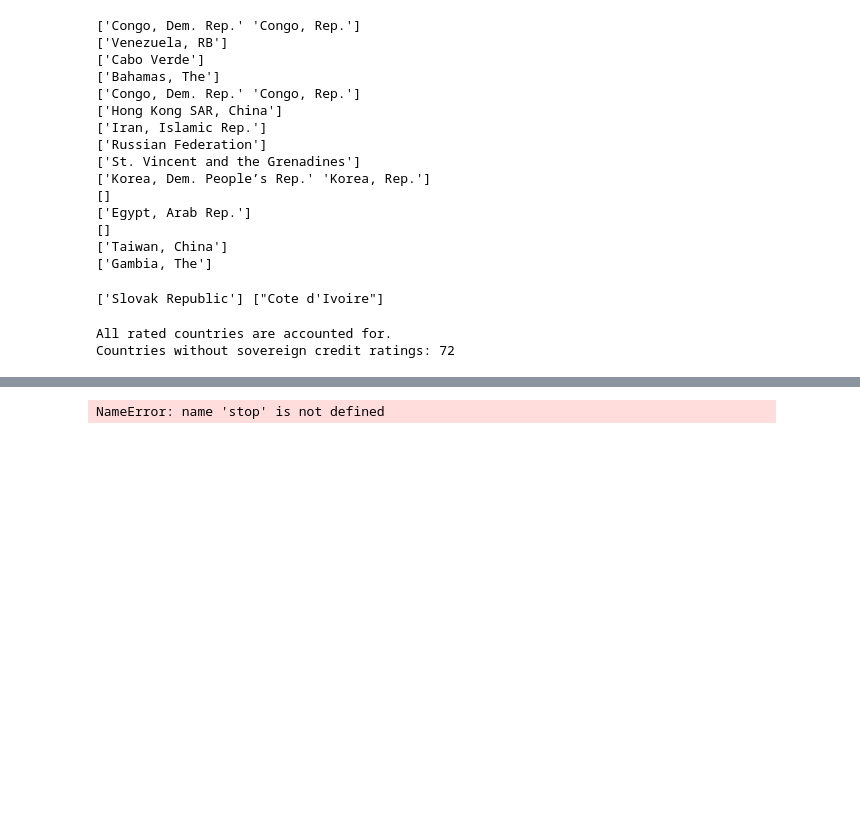
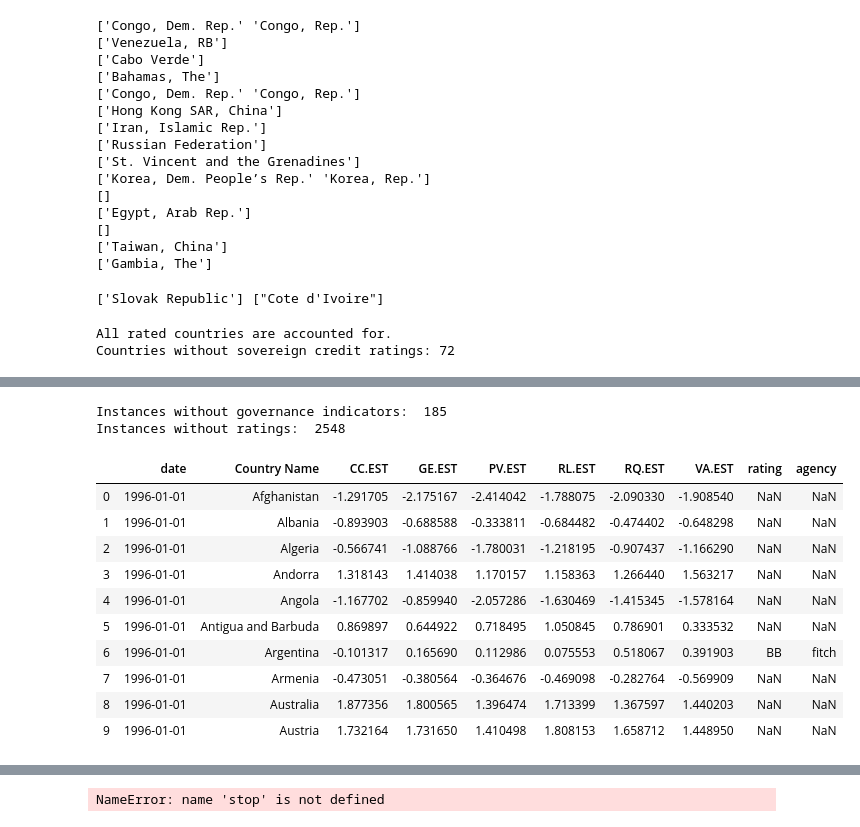
Before and after one commit to feraguilari/WorldBank_Capstone, a Jupyter notebook: notebook.ipynb, the cells around one changed output, grey strips where cells are left out. Cells and saved outputs as stored; diff of their text form; code cells hidden in the pictures; blank space fills up the shorter version.

```diff
--- a/notebook.ipynb
+++ b/notebook.ipynb
@@ -412,0 +428,21 @@ Countries without sovereign credit ratings: 72
+# %%
+#Merge both tables according the the date and country.
+full_df = pd.merge(pivot_gov, prep_r, how='left', left_on=['date','Country Name'], right_on=['date','country'],
+                   sort=True,copy=True).drop('country', axis=1)
+print('Instances without governance indicators: ',len(prep_r)-len(full_df.dropna()))
+print('Instances without ratings: ',full_df.rating.isna().sum())
+full_df.head(10)
+# %% [output]
+Instances without governance indicators:  185
+Instances without ratings:  2548
+|  | date | Country Name | CC.EST | GE.EST | PV.EST | RL.EST | RQ.EST | VA.EST | rating | agency |
+| 0 | 1996-01-01 | Afghanistan | -1.291705 | -2.175167 | -2.414042 | -1.788075 | -2.090330 | -1.908540 | NaN | NaN |
+| 1 | 1996-01-01 | Albania | -0.893903 | -0.688588 | -0.333811 | -0.684482 | -0.474402 | -0.648298 | NaN | NaN |
+| 2 | 1996-01-01 | Algeria | -0.566741 | -1.088766 | -1.780031 | -1.218195 | -0.907437 | -1.166290 | NaN | NaN |
+| 3 | 1996-01-01 | Andorra | 1.318143 | 1.414038 | 1.170157 | 1.158363 | 1.266440 | 1.563217 | NaN | NaN |
+| 4 | 1996-01-01 | Angola | -1.167702 | -0.859940 | -2.057286 | -1.630469 | -1.415345 | -1.578164 | NaN | NaN |
+| 5 | 1996-01-01 | Antigua and Barbuda | 0.869897 | 0.644922 | 0.718495 | 1.050845 | 0.786901 | 0.333532 | NaN | NaN |
+| 6 | 1996-01-01 | Argentina | -0.101317 | 0.165690 | 0.112986 | 0.075553 | 0.518067 | 0.391903 | BB | fitch |
+| 7 | 1996-01-01 | Armenia | -0.473051 | -0.380564 | -0.364676 | -0.469098 | -0.282764 | -0.569909 | NaN | NaN |
+| 8 | 1996-01-01 | Australia | 1.877356 | 1.800565 | 1.396474 | 1.713399 | 1.367597 | 1.440203 | NaN | NaN |
+| 9 | 1996-01-01 | Austria | 1.732164 | 1.731650 | 1.410498 | 1.808153 | 1.658712 | 1.448950 | NaN | NaN |
```
Also changed, not shown: parts of 9 cells of this notebook.
